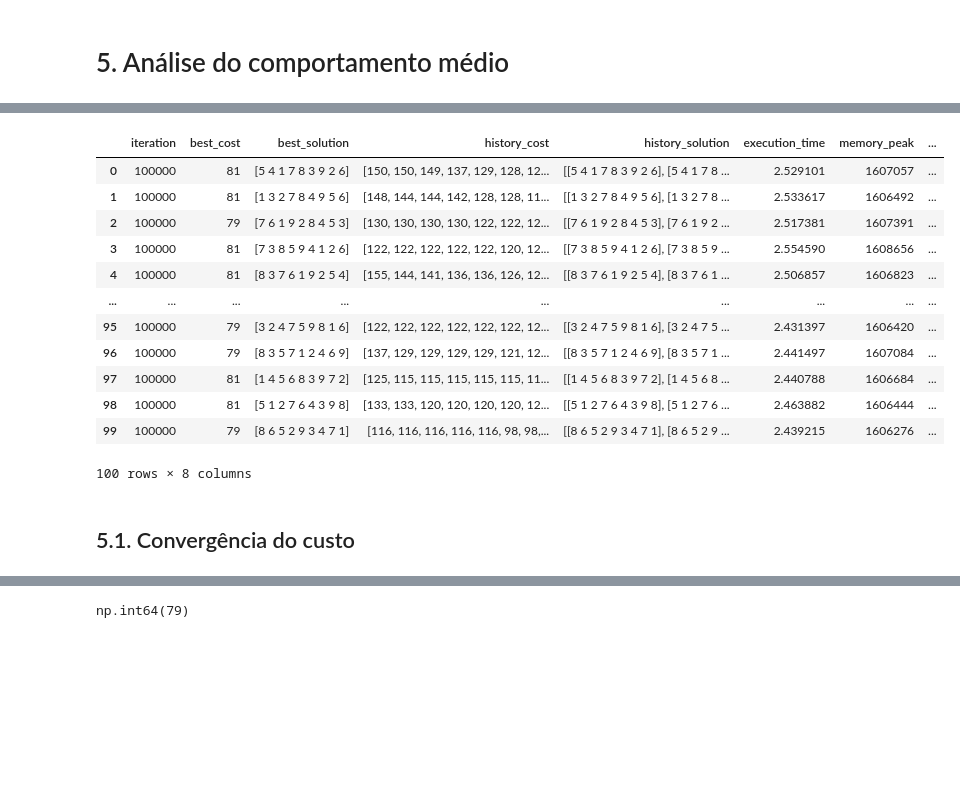
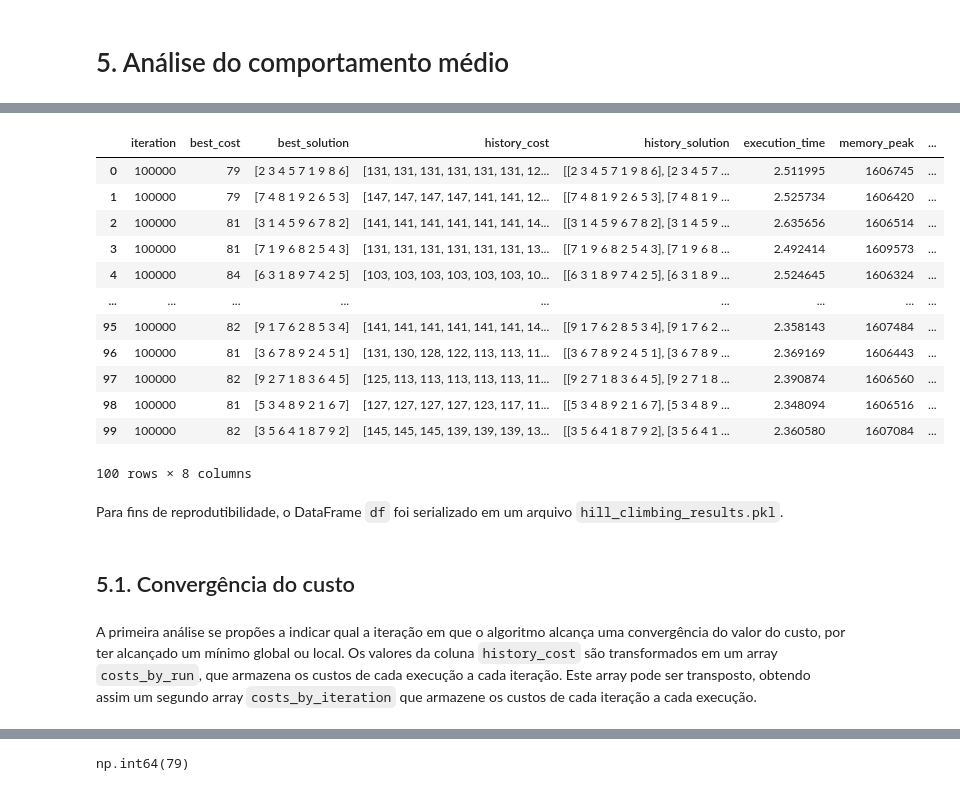
Before and after one commit to hellsdeur/moc-ppgcc-2025, a Jupyter notebook: atividade02/main.ipynb, the cells around one changed output, grey strips where cells are left out. Cells and saved outputs as stored; diff of their text form; code cells hidden in the pictures; blank space fills up the shorter version.

```diff
--- a/atividade02/main.ipynb
+++ b/atividade02/main.ipynb
@@ -81,0 +125,9 @@ A execução a seguir demonstra o uso da função objetivo, calculando o custo p
+# %%
+class ObjectiveFunction:
+    def __init__(self, cost_matrix: np.ndarray):
+        self.cost_matrix = cost_matrix
+
+    def __call__(self, solution: Solution) -> float:
+        sparse_solution = solution.sparse()
+        solution_matrix = sparse_solution * self.cost_matrix
+        return solution_matrix.sum()
@@ -103,0 +156,14 @@ A execução a seguir demonstra o uso da classe para um problema de minimizaçã
+# %%
+class Problem(Protocol):
+    def __call__(self, new_cost: float, best_cost: float) -> bool:
+        pass
+
+
+class Minimize(Problem):
+    def __call__(self, new_cost: float, best_cost: float) -> bool:
+        return new_cost < best_cost
+
+
+class Maximize(Problem):
+    def __call__(self, new_cost: float, best_cost: float) -> bool:
+        return new_cost > best_cost
@@ -178,47 +306,48 @@ for i in tqdm(range(n_runs), desc="Running Hill Climbing"):
     hc = HillClimbing(
         problem=Minimize(),
         objective_function=objective_function,
         cost_matrix=cost_matrix,
-        max_iterations=100_000,
-        patience=100
+        max_iterations=100_000
     )
 
     start_time = time()
     tracemalloc.start()
     hc.run()
     current, peak = tracemalloc.get_traced_memory()
     tracemalloc.stop()
     end_time = time()
 
     results.append(hc)
 
     data["iteration"].append(hc.n_iterations)
     data["best_cost"].append(hc.best_cost)
     data["best_solution"].append(hc.best_solution)
     data["history_cost"].append(hc.history["best_cost"])
     data["history_solution"].append(hc.history["best_solution"])
     data["execution_time"].append(end_time - start_time)
     data["memory_peak"].append(peak)
 
 df = pd.DataFrame(data)
 df["history_cost"] = df["history_cost"].apply(lambda x: np.array(x))
 df["history_solution"] = df["history_solution"].apply(lambda x: np.array(x))
 df["memory_peak_mb"] = df["memory_peak"].apply(lambda x: x / 10**6)
 df
 # %% [output]
 |  | iteration | best_cost | best_solution | history_cost | history_solution | execution_time | memory_peak | ... |
-| 0 | 100000 | 81 | [5 4 1 7 8 3 9 2 6] | [150, 150, 149, 137, 129, 128, 12... | [[5 4 1 7 8 3 9 2 6], [5 4 1 7 8 ... | 2.529101 | 1607057 | ... |
-| 1 | 100000 | 81 | [1 3 2 7 8 4 9 5 6] | [148, 144, 144, 142, 128, 128, 11... | [[1 3 2 7 8 4 9 5 6], [1 3 2 7 8 ... | 2.533617 | 1606492 | ... |
-| 2 | 100000 | 79 | [7 6 1 9 2 8 4 5 3] | [130, 130, 130, 130, 122, 122, 12... | [[7 6 1 9 2 8 4 5 3], [7 6 1 9 2 ... | 2.517381 | 1607391 | ... |
-| 3 | 100000 | 81 | [7 3 8 5 9 4 1 2 6] | [122, 122, 122, 122, 122, 120, 12... | [[7 3 8 5 9 4 1 2 6], [7 3 8 5 9 ... | 2.554590 | 1608656 | ... |
-| 4 | 100000 | 81 | [8 3 7 6 1 9 2 5 4] | [155, 144, 141, 136, 136, 126, 12... | [[8 3 7 6 1 9 2 5 4], [8 3 7 6 1 ... | 2.506857 | 1606823 | ... |
+| 0 | 100000 | 79 | [2 3 4 5 7 1 9 8 6] | [131, 131, 131, 131, 131, 131, 12... | [[2 3 4 5 7 1 9 8 6], [2 3 4 5 7 ... | 2.511995 | 1606745 | ... |
+| 1 | 100000 | 79 | [7 4 8 1 9 2 6 5 3] | [147, 147, 147, 147, 141, 141, 12... | [[7 4 8 1 9 2 6 5 3], [7 4 8 1 9 ... | 2.525734 | 1606420 | ... |
+| 2 | 100000 | 81 | [3 1 4 5 9 6 7 8 2] | [141, 141, 141, 141, 141, 141, 14... | [[3 1 4 5 9 6 7 8 2], [3 1 4 5 9 ... | 2.635656 | 1606514 | ... |
+| 3 | 100000 | 81 | [7 1 9 6 8 2 5 4 3] | [131, 131, 131, 131, 131, 131, 13... | [[7 1 9 6 8 2 5 4 3], [7 1 9 6 8 ... | 2.492414 | 1609573 | ... |
+| 4 | 100000 | 84 | [6 3 1 8 9 7 4 2 5] | [103, 103, 103, 103, 103, 103, 10... | [[6 3 1 8 9 7 4 2 5], [6 3 1 8 9 ... | 2.524645 | 1606324 | ... |
 | ... | ... | ... | ... | ... | ... | ... | ... | ... |
-| 95 | 100000 | 79 | [3 2 4 7 5 9 8 1 6] | [122, 122, 122, 122, 122, 122, 12... | [[3 2 4 7 5 9 8 1 6], [3 2 4 7 5 ... | 2.431397 | 1606420 | ... |
-| 96 | 100000 | 79 | [8 3 5 7 1 2 4 6 9] | [137, 129, 129, 129, 129, 121, 12... | [[8 3 5 7 1 2 4 6 9], [8 3 5 7 1 ... | 2.441497 | 1607084 | ... |
-| 97 | 100000 | 81 | [1 4 5 6 8 3 9 7 2] | [125, 115, 115, 115, 115, 115, 11... | [[1 4 5 6 8 3 9 7 2], [1 4 5 6 8 ... | 2.440788 | 1606684 | ... |
-| 98 | 100000 | 81 | [5 1 2 7 6 4 3 9 8] | [133, 133, 120, 120, 120, 120, 12... | [[5 1 2 7 6 4 3 9 8], [5 1 2 7 6 ... | 2.463882 | 1606444 | ... |
-| 99 | 100000 | 79 | [8 6 5 2 9 3 4 7 1] | [116, 116, 116, 116, 116, 98, 98,... | [[8 6 5 2 9 3 4 7 1], [8 6 5 2 9 ... | 2.439215 | 1606276 | ... |
+| 95 | 100000 | 82 | [9 1 7 6 2 8 5 3 4] | [141, 141, 141, 141, 141, 141, 14... | [[9 1 7 6 2 8 5 3 4], [9 1 7 6 2 ... | 2.358143 | 1607484 | ... |
+| 96 | 100000 | 81 | [3 6 7 8 9 2 4 5 1] | [131, 130, 128, 122, 113, 113, 11... | [[3 6 7 8 9 2 4 5 1], [3 6 7 8 9 ... | 2.369169 | 1606443 | ... |
+| 97 | 100000 | 82 | [9 2 7 1 8 3 6 4 5] | [125, 113, 113, 113, 113, 113, 11... | [[9 2 7 1 8 3 6 4 5], [9 2 7 1 8 ... | 2.390874 | 1606560 | ... |
+| 98 | 100000 | 81 | [5 3 4 8 9 2 1 6 7] | [127, 127, 127, 127, 123, 117, 11... | [[5 3 4 8 9 2 1 6 7], [5 3 4 8 9 ... | 2.348094 | 1606516 | ... |
+| 99 | 100000 | 82 | [3 5 6 4 1 8 7 9 2] | [145, 145, 145, 139, 139, 139, 13... | [[3 5 6 4 1 8 7 9 2], [3 5 6 4 1 ... | 2.360580 | 1607084 | ... |
 100 rows × 8 columns
+# %% [markdown]
+Para fins de reprodutibilidade, o DataFrame `df` foi serializado em um arquivo `hill_climbing_results.pkl`.
 # %%
 with open("hill_climbing_results.pkl", "wb") as f:
     pickle.dump(df, f)
@@ -227,6 +356,8 @@ with open("hill_climbing_results.pkl", "rb") as f:
     df = pickle.load(f)
 # %% [markdown]
 ## 5.1. Convergência do custo
+# %% [markdown]
+A primeira análise se propões a indicar qual a iteração em que o algoritmo alcança uma convergência do valor do custo, por ter alcançado um mínimo global ou local. Os valores da coluna `history_cost` são transformados em um array `costs_by_run`, que armazena os custos de cada execução a cada iteração. Este array pode ser transposto, obtendo assim um segundo array `costs_by_iteration` que armazene os custos de cada iteração a cada execução.
 # %%
 costs_by_run = np.array(df["history_cost"].to_list())
 costs_by_iteration = costs_by_run.T
```
Also changed, not shown: parts of 40 cells of this notebook, 8 other files.
